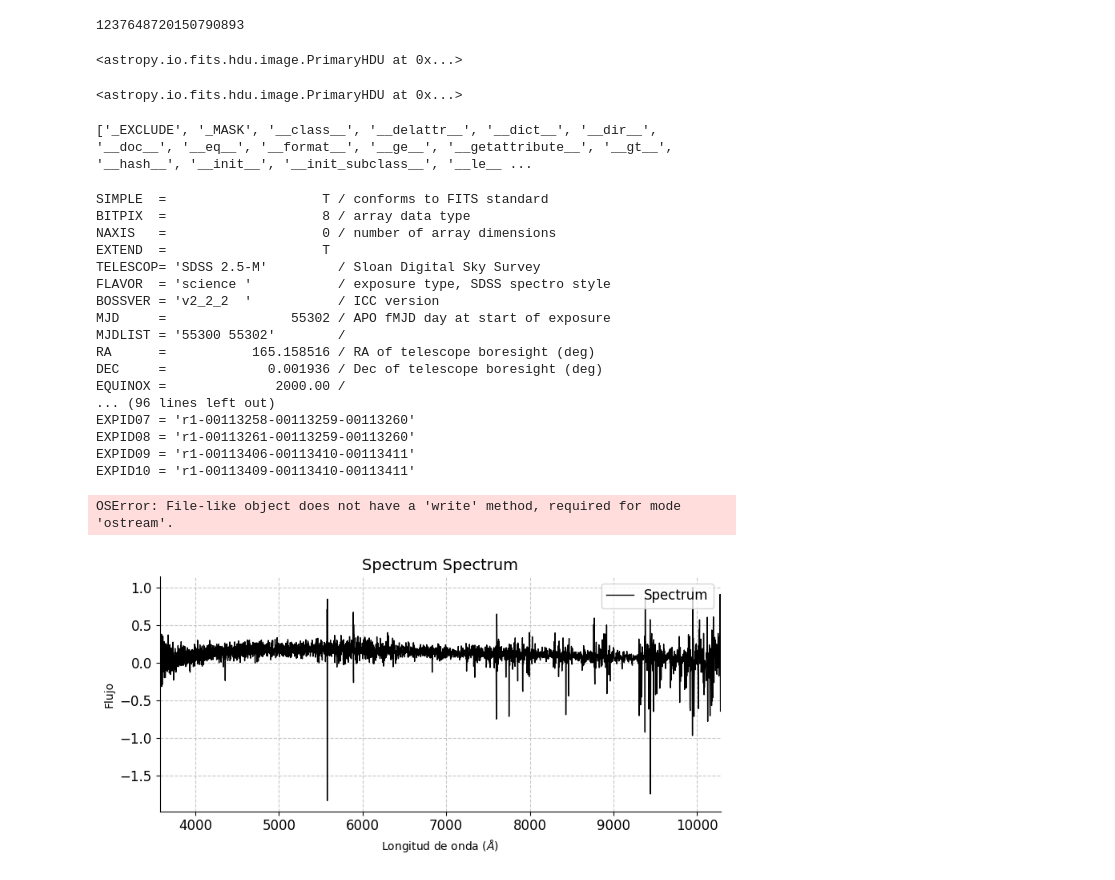
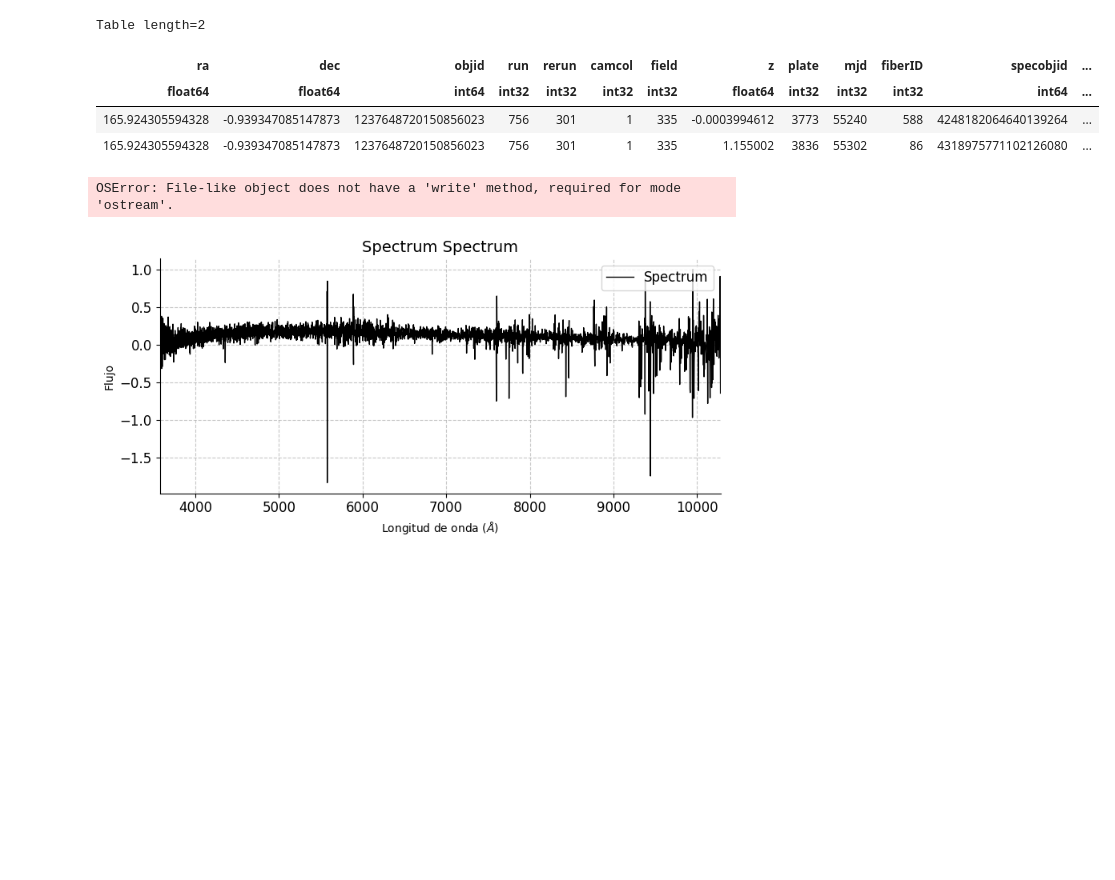
Before and after one commit to mapsm12/GETspectrum, a Jupyter notebook: sdssSpectrum.ipynb, the cells around one changed output. Cells and saved outputs as stored; diff of their text form; code cells hidden in the pictures; blank space fills up the shorter version.

```diff
--- a/sdssSpectrum.ipynb
+++ b/sdssSpectrum.ipynb
@@ -131,52 +145,12 @@ Table length=40
-# %%
-xid[nspec]["objid"]
-# %% [output]
-1237648720150790893
-# %%
-j_spectra[0][0]
-# %% [output]
-<astropy.io.fits.hdu.image.PrimaryHDU at 0x...>
-# %%
-from astropy.io import fits
-j_spectra[0][0]
-# %% [output]
-<astropy.io.fits.hdu.image.PrimaryHDU at 0x...>
-# %%
-# Obtener el primer HDU de la primera sublista
-header = j_spectra[0][0].header
-header
-# Obtener la clasificación del espectro
-from astropy.io import fits
-
-# Supongamos que 'hdu' es un objeto del tipo <astropy.io.fits.hdu.image.PrimaryHDU>
-# Para ver sus atributos y métodos, utiliza la función dir()
-hdu = header = j_spectra[0][0]
-print(dir(hdu))
-# %% [output]
-['_EXCLUDE', '_MASK', '__class__', '__delattr__', '__dict__', '__dir__', '__doc__', '__eq__', '__format__', '__ge__', '__getattribute__', '__gt__', '__hash__', '__init__', '__init_subclass__', '__le__ ...
-# %%
-# Supongamos que 'hdu' es un objeto del tipo <astropy.io.fits.hdu.image.PrimaryHDU>
-# Acceder al encabezado y mostrar su contenido
-header = hdu.header
-header
-# %% [output]
-SIMPLE  =                    T / conforms to FITS standard
-BITPIX  =                    8 / array data type
-NAXIS   =                    0 / number of array dimensions
-EXTEND  =                    T
-TELESCOP= 'SDSS 2.5-M'         / Sloan Digital Sky Survey
-FLAVOR  = 'science '           / exposure type, SDSS spectro style
-BOSSVER = 'v2_2_2  '           / ICC version
-MJD     =                55302 / APO fMJD day at start of exposure
-MJDLIST = '55300 55302'        /
-RA      =           165.158516 / RA of telescope boresight (deg)
-DEC     =             0.001936 / Dec of telescope boresight (deg)
-EQUINOX =              2000.00 /
-... (96 lines left out)
-EXPID07 = 'r1-00113258-00113259-00113260'
-EXPID08 = 'r1-00113261-00113259-00113260'
-EXPID09 = 'r1-00113406-00113410-00113411'
-EXPID10 = 'r1-00113409-00113410-00113411'
+# %%
+
+xidDescargado
+# %% [output]
+Table length=2
+| ra | dec | objid | run | rerun | camcol | field | z | plate | mjd | fiberID | specobjid | ... |
+| float64 | float64 | int64 | int32 | int32 | int32 | int32 | float64 | int32 | int32 | int32 | int64 | ... |
+| 165.924305594328 | -0.939347085147873 | 1237648720150856023 | 756 | 301 | 1 | 335 | -0.0003994612 | 3773 | 55240 | 588 | 4248182064640139264 | ... |
+| 165.924305594328 | -0.939347085147873 | 1237648720150856023 | 756 | 301 | 1 | 335 | 1.155002 | 3836 | 55302 | 86 | 4318975771102126080 | ... |
 # %%
 # Obtener el espectro específico
 from astropy.io import fits
```
Also changed, not shown: parts of 2 cells of this notebook, 4 other files.
